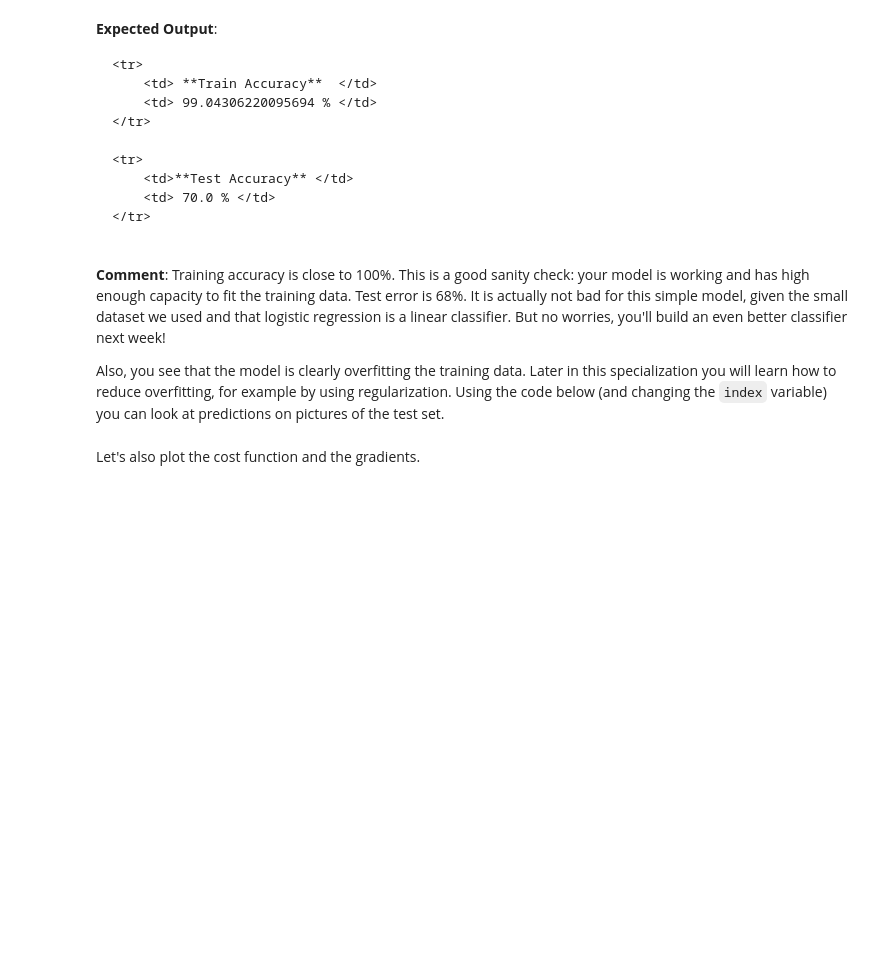
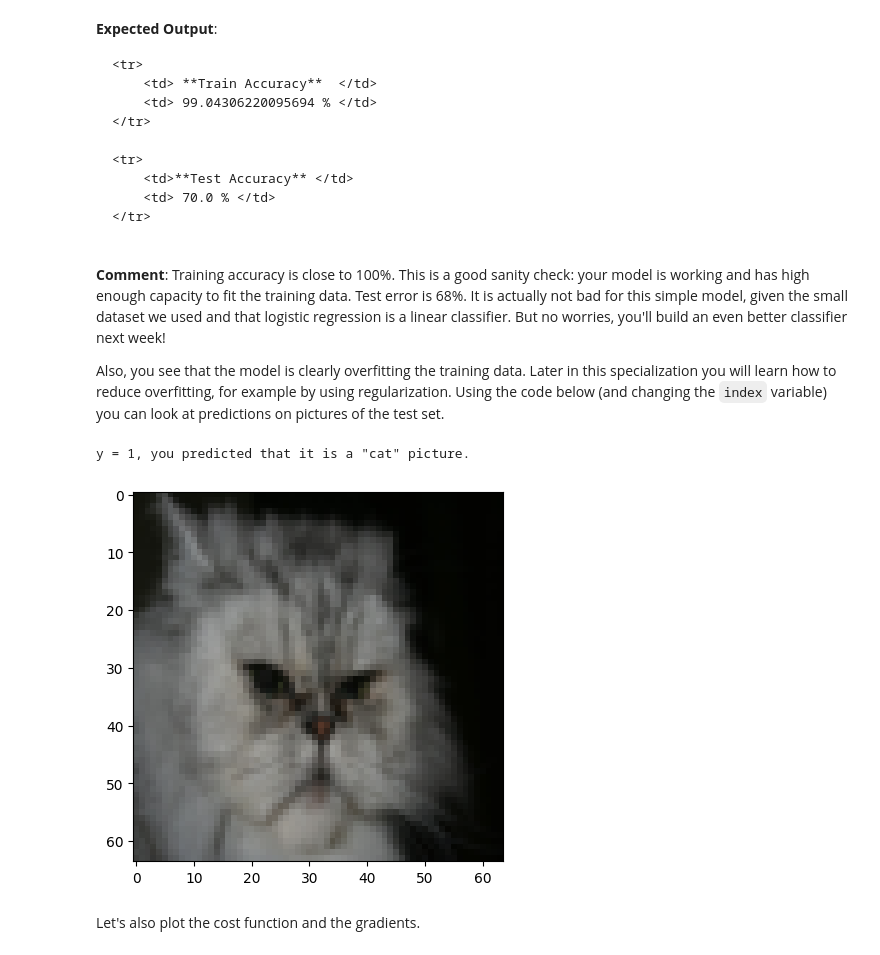
Before and after one commit to kiragirl/deepLearningPracticeLab, a Jupyter notebook: 01.机器学习和神经网络/2.第二周 神经网络基础/编程作业/assignment2_2.ipynb, the cells around one changed output. Drawn from its saved outputs; the diff is of its cells as text; code cells hidden in the pictures; blank space fills up the shorter version.

```diff
--- a/01.机器学习和神经网络/2.第二周 神经网络基础/编程作业/assignment2_2.ipynb
+++ b/01.机器学习和神经网络/2.第二周 神经网络基础/编程作业/assignment2_2.ipynb
@@ -672,9 +688,13 @@ d = model(train_set_x, train_set_y, test_set_x, test_set_y, num_iterations = 200
 Also, you see that the model is clearly overfitting the training data. Later in this specialization you will learn how to reduce overfitting, for example by using regularization. Using the code below (and changing the `index` variable) you can look at predictions on pictures of the test set.
 # %%
 # Example of a picture that was wrongly classified.
-index = 1
+index = 12
 plt.imshow(test_set_x[:,index].reshape((num_px, num_px, 3)))
+
 print ("y = " + str(test_set_y[0,index]) + ", you predicted that it is a \"" + classes[int(d["Y_prediction_test"][0,index])].decode("utf-8") +  "\" picture.")
+# %% [output]
+y = 1, you predicted that it is a "cat" picture.
+[figure, added]
 # %% [markdown]
 Let's also plot the cost function and the gradients.
 # %%
```
Also changed, not shown: parts of 7 cells of this notebook, 15 other files.
